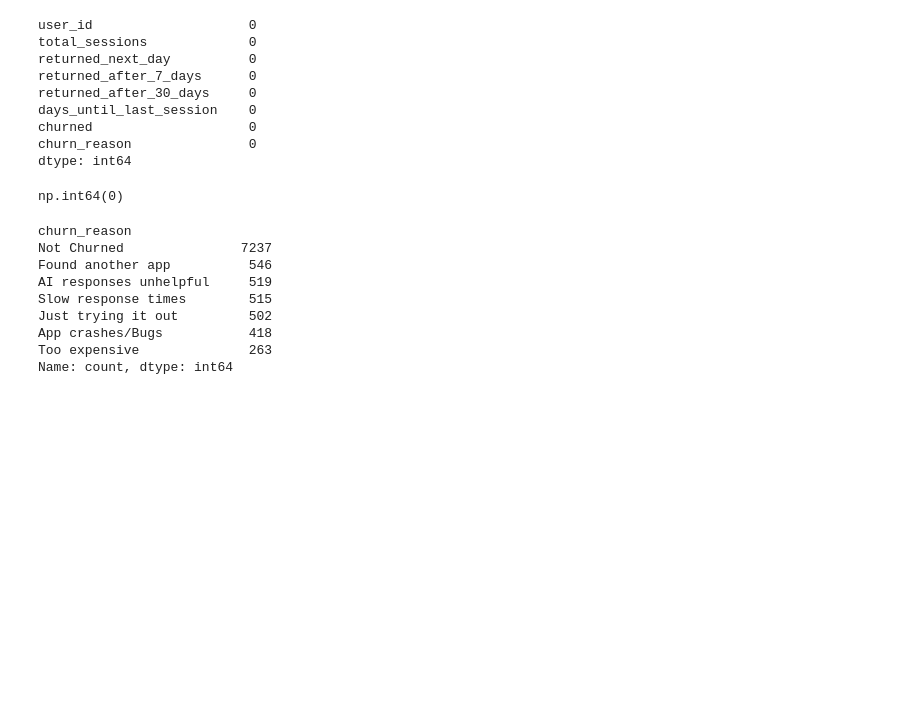
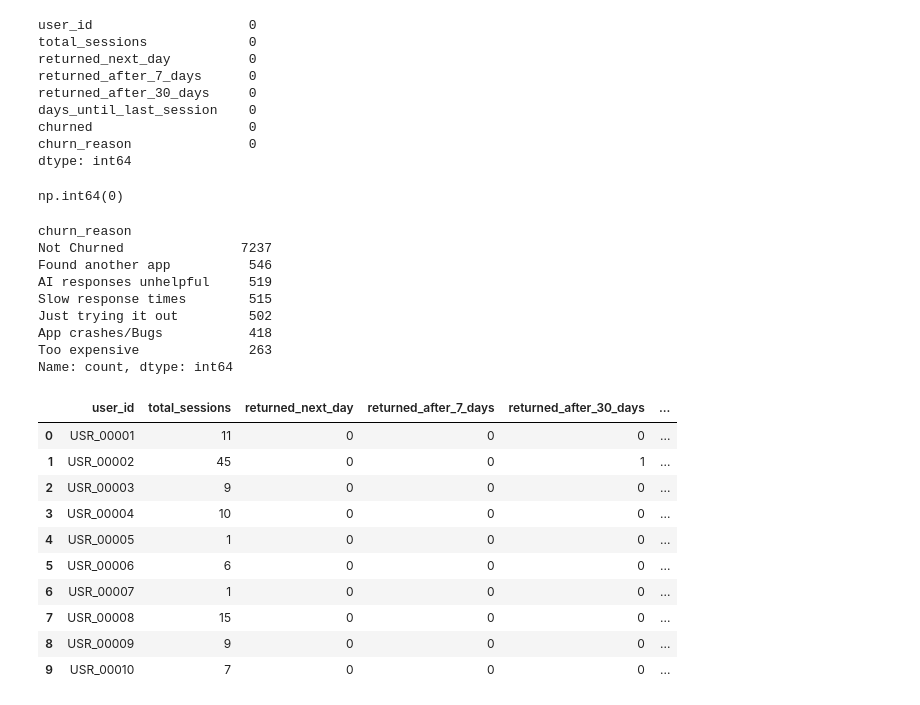
Before and after one commit to vishva0710/ai-chatbot-user-retention-analysis, a Jupyter notebook: AI_Chatbot_User_Retention_Analysis.ipynb, the cells around one changed output. Cells and saved outputs as stored; diff of their text form; code cells hidden in the pictures; blank space fills up the shorter version.

```diff
--- a/AI_Chatbot_User_Retention_Analysis.ipynb
+++ b/AI_Chatbot_User_Retention_Analysis.ipynb
@@ -678,3 +678,18 @@ Just trying it out         502
 App crashes/Bugs           418
 Too expensive              263
 Name: count, dtype: int64
+# %%
+ret_data.to_sql('ret_data',con=engin,if_exists='append',index=False)
+pd.read_sql('select * from ret_data limit 10', engin)
+# %% [output]
+|  | user_id | total_sessions | returned_next_day | returned_after_7_days | returned_after_30_days | ... |
+| 0 | USR_00001 | 11 | 0 | 0 | 0 | ... |
+| 1 | USR_00002 | 45 | 0 | 0 | 1 | ... |
+| 2 | USR_00003 | 9 | 0 | 0 | 0 | ... |
+| 3 | USR_00004 | 10 | 0 | 0 | 0 | ... |
+| 4 | USR_00005 | 1 | 0 | 0 | 0 | ... |
+| 5 | USR_00006 | 6 | 0 | 0 | 0 | ... |
+| 6 | USR_00007 | 1 | 0 | 0 | 0 | ... |
+| 7 | USR_00008 | 15 | 0 | 0 | 0 | ... |
+| 8 | USR_00009 | 9 | 0 | 0 | 0 | ... |
+| 9 | USR_00010 | 7 | 0 | 0 | 0 | ... |
```
Also changed, not shown: parts of 17 cells of this notebook.
